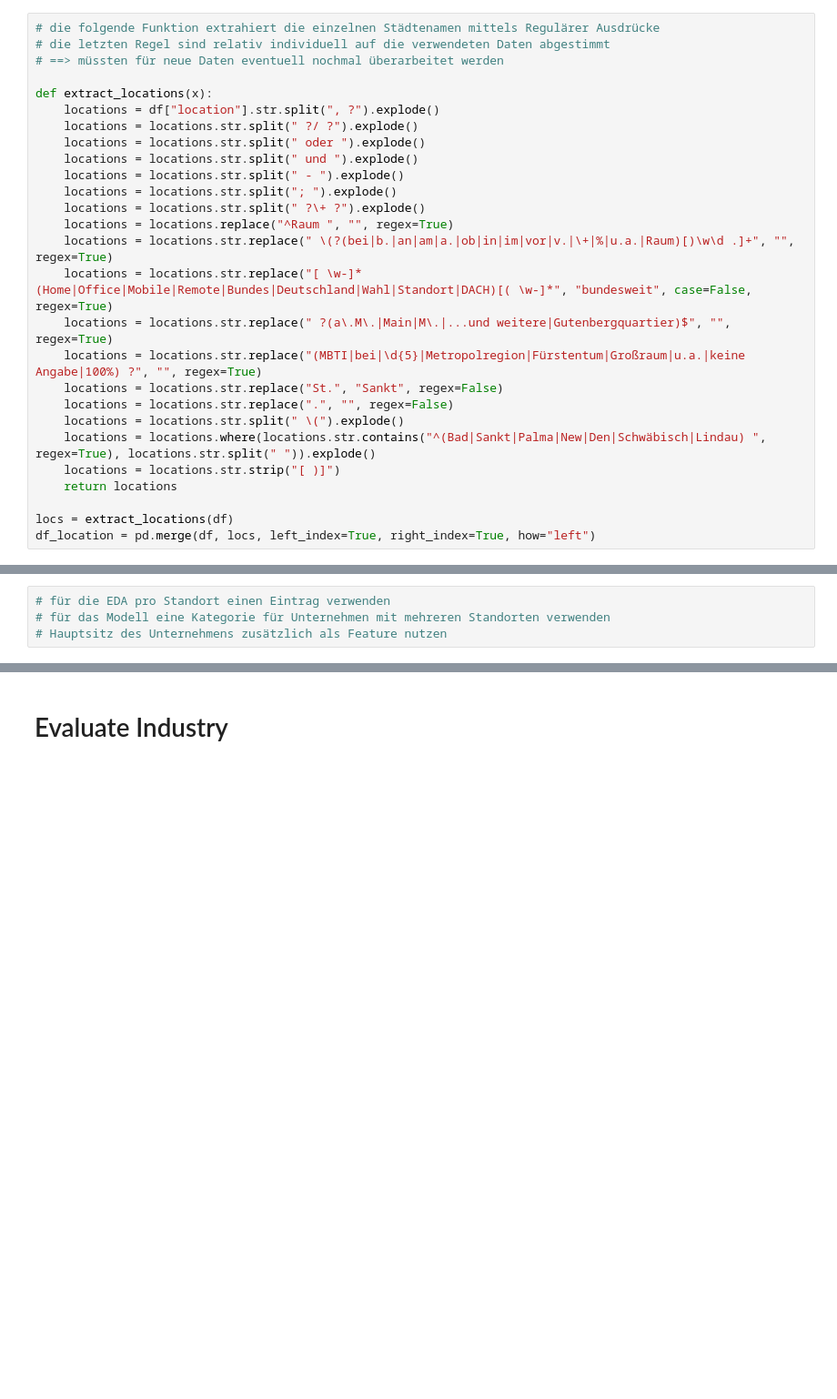
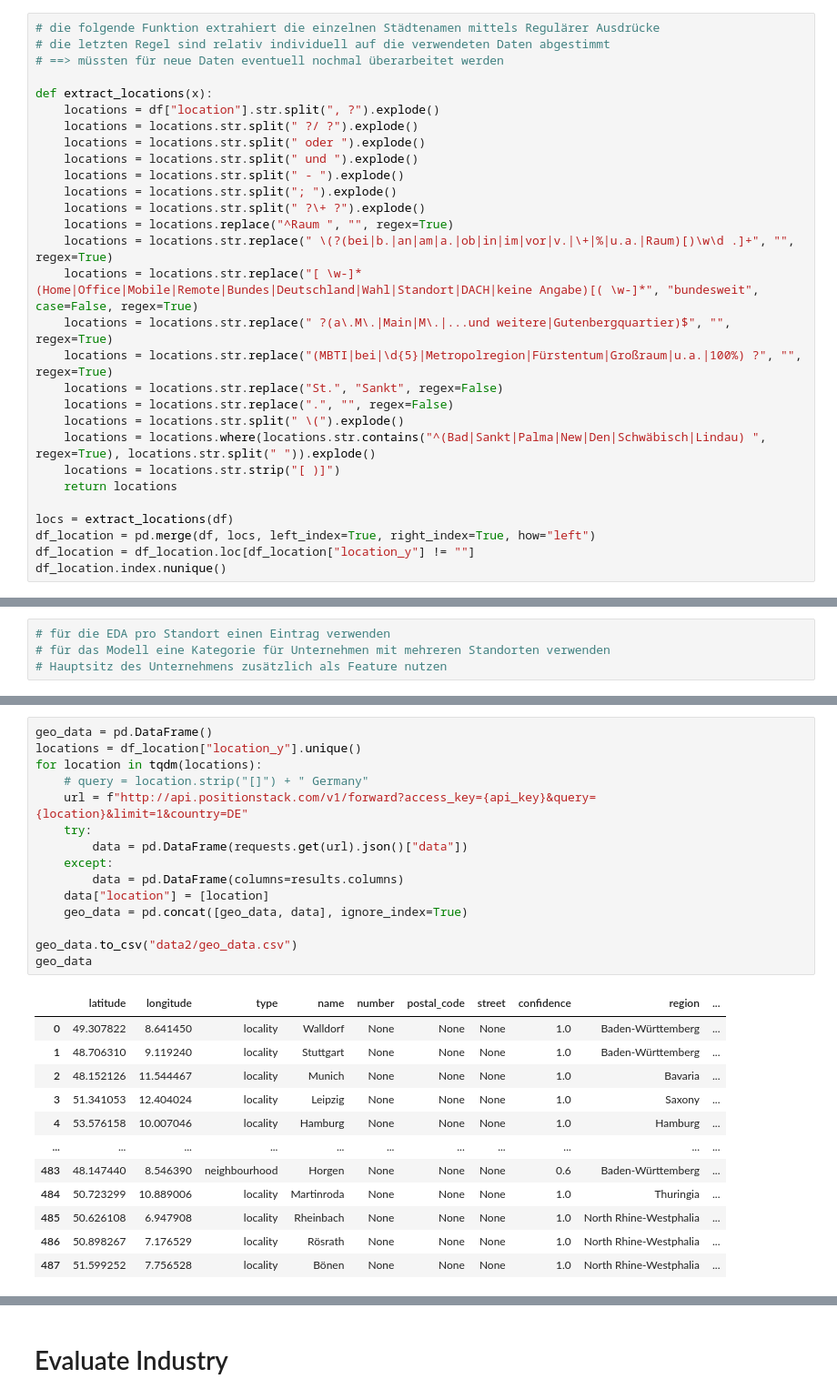
Before and after one commit to Joachim93/Data-Science-Job-Analysis, a Jupyter notebook: Data_Cleaning.ipynb, the cells around one changed output, grey strips where cells are left out. Shown: that part at 91% size. Drawn from its saved outputs; the diff is of its cells as text; blank space fills up the shorter version.

```diff
--- a/Data_Cleaning.ipynb
+++ b/Data_Cleaning.ipynb
@@ -285,9 +287,9 @@ def extract_locations(x):
     locations = locations.str.split(" ?\+ ?").explode()
     locations = locations.replace("^Raum ", "", regex=True)
     locations = locations.str.replace(" \(?(bei|b.|an|am|a.|ob|in|im|vor|v.|\+|%|u.a.|Raum)[)\w\d .]+", "", regex=True)
-    locations = locations.str.replace("[ \w-]*(Home|Office|Mobile|Remote|Bundes|Deutschland|Wahl|Standort|DACH)[( \w-]*", "bundesweit", case=False, regex=True)
+    locations = locations.str.replace("[ \w-]*(Home|Office|Mobile|Remote|Bundes|Deutschland|Wahl|Standort|DACH|keine Angabe)[( \w-]*", "bundesweit", case=False, regex=True)
     locations = locations.str.replace(" ?(a\.M\.|Main|M\.|...und weitere|Gutenbergquartier)$", "", regex=True)
-    locations = locations.str.replace("(MBTI|bei|\d{5}|Metropolregion|Fürstentum|Großraum|u.a.|keine Angabe|100%) ?", "", regex=True)
+    locations = locations.str.replace("(MBTI|bei|\d{5}|Metropolregion|Fürstentum|Großraum|u.a.|100%) ?", "", regex=True)
     locations = locations.str.replace("St.", "Sankt", regex=False)
     locations = locations.str.replace(".", "", regex=False)
     locations = locations.str.split(" \(").explode()
@@ -297,3 +299,5 @@ def extract_locations(x):
 
 locs = extract_locations(df)
 df_location = pd.merge(df, locs, left_index=True, right_index=True, how="left")
+df_location = df_location.loc[df_location["location_y"] != ""]
+df_location.index.nunique()
@@ -303,0 +340,28 @@ df_location = pd.merge(df, locs, left_index=True, right_index=True, how="left")
+# %%
+geo_data = pd.DataFrame()
+locations = df_location["location_y"].unique()
+for location in tqdm(locations):
+    # query = location.strip("[]") + " Germany"
+    url = f"http://api.positionstack.com/v1/forward?access_key={api_key}&query={location}&limit=1&country=DE"
+    try:
+        data = pd.DataFrame(requests.get(url).json()["data"])
+    except:
+        data = pd.DataFrame(columns=results.columns)
+    data["location"] = [location]
+    geo_data = pd.concat([geo_data, data], ignore_index=True)
+
+geo_data.to_csv("data2/geo_data.csv")
+geo_data
+# %% [output]
+|  | latitude | longitude | type | name | number | postal_code | street | confidence | region | ... |
+| 0 | 49.307822 | 8.641450 | locality | Walldorf | None | None | None | 1.0 | Baden-Württemberg | ... |
+| 1 | 48.706310 | 9.119240 | locality | Stuttgart | None | None | None | 1.0 | Baden-Württemberg | ... |
+| 2 | 48.152126 | 11.544467 | locality | Munich | None | None | None | 1.0 | Bavaria | ... |
+| 3 | 51.341053 | 12.404024 | locality | Leipzig | None | None | None | 1.0 | Saxony | ... |
+| 4 | 53.576158 | 10.007046 | locality | Hamburg | None | None | None | 1.0 | Hamburg | ... |
+| ... | ... | ... | ... | ... | ... | ... | ... | ... | ... | ... |
+| 483 | 48.147440 | 8.546390 | neighbourhood | Horgen | None | None | None | 0.6 | Baden-Württemberg | ... |
+| 484 | 50.723299 | 10.889006 | locality | Martinroda | None | None | None | 1.0 | Thuringia | ... |
+| 485 | 50.626108 | 6.947908 | locality | Rheinbach | None | None | None | 1.0 | North Rhine-Westphalia | ... |
+| 486 | 50.898267 | 7.176529 | locality | Rösrath | None | None | None | 1.0 | North Rhine-Westphalia | ... |
+| 487 | 51.599252 | 7.756528 | locality | Bönen | None | None | None | 1.0 | North Rhine-Westphalia | ... |
```
Also changed, not shown: parts of 23 cells of this notebook, 2 other files.
